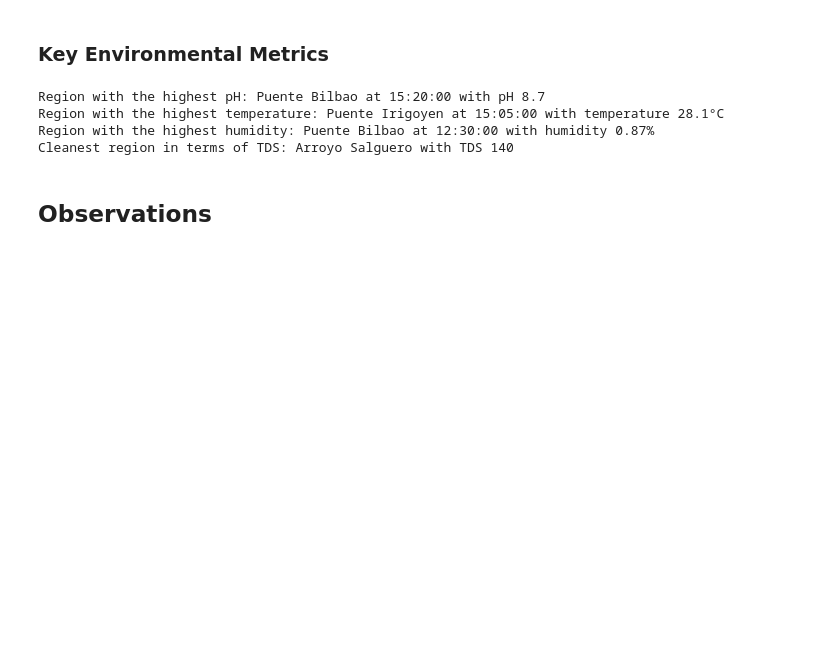
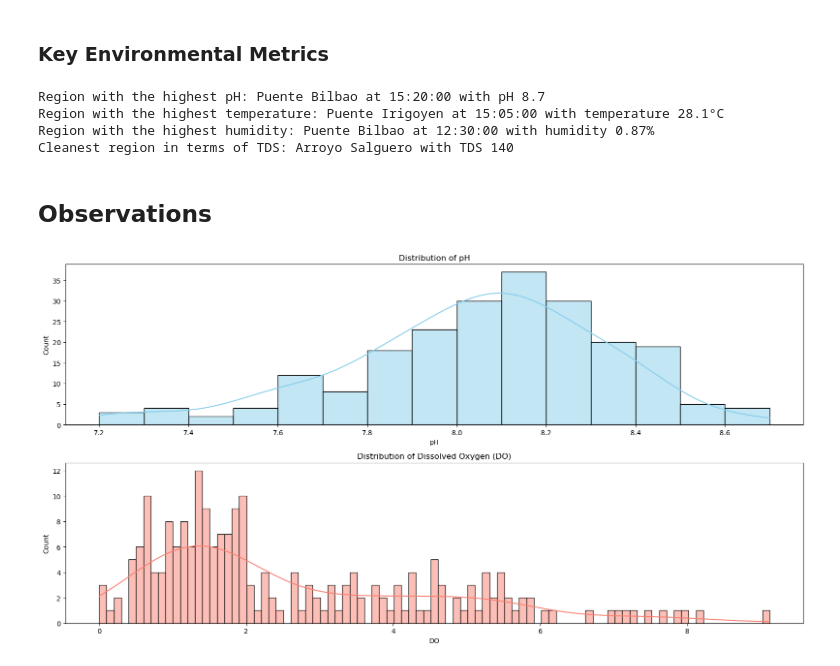
Before and after one commit to sarahgracemahlangu/ExploreAI-Python-Group-Project, a Jupyter notebook: python_group_project.ipynb, the cells around one changed output. Saved outputs shown, nothing was run; the diff lists cells and outputs as text; code cells hidden in the pictures; blank space fills up the shorter version.

Commit message:
added more visuals

```diff
--- a/python_group_project.ipynb
+++ b/python_group_project.ipynb
@@ -499,3 +499,30 @@ Region with the highest humidity: Puente Bilbao at 12:30:00 with humidity 0.87%
 Cleanest region in terms of TDS: Arroyo Salguero with TDS 140
 # %% [markdown]
 ## Observations
+# %%
+# Import seaborn for statistical data visualization and matplotlib for plotting
+import seaborn as sns
+import matplotlib.pyplot as plt
+
+# Assuming df is your DataFrame and it is already defined
+
+# Create a figure for plotting with a specified size
+plt.figure(figsize=(16, 12))
+
+# KDE plot for pH values
+plt.subplot(3, 1, 1)  # Create the first subplot in a 3-row, 1-column grid
+sns.histplot(df['pH'].dropna(), kde=True, color='skyblue', binwidth=0.1)  # Plot KDE with histogram for 'pH' column
+plt.title('Distribution of pH')  # Add title for pH distribution plot
+
+# KDE plot for Dissolved Oxygen (DO) values
+plt.subplot(3, 1, 2)  # Create the second subplot in a 3-row, 1-column grid
+sns.histplot(df['DO'].dropna(), kde=True, color='salmon', binwidth=0.1)  # Plot KDE with histogram for 'DO' column
+plt.title('Distribution of Dissolved Oxygen (DO)')  # Add title for DO distribution plot
+
+# Adjust layout to prevent overlapping of plots and labels
+plt.tight_layout()
+
+# Display the figure with all subplots
+plt.show()
+# %% [output]
+[figure, added]
```
Also changed, not shown: parts of 1 cell of this notebook.
